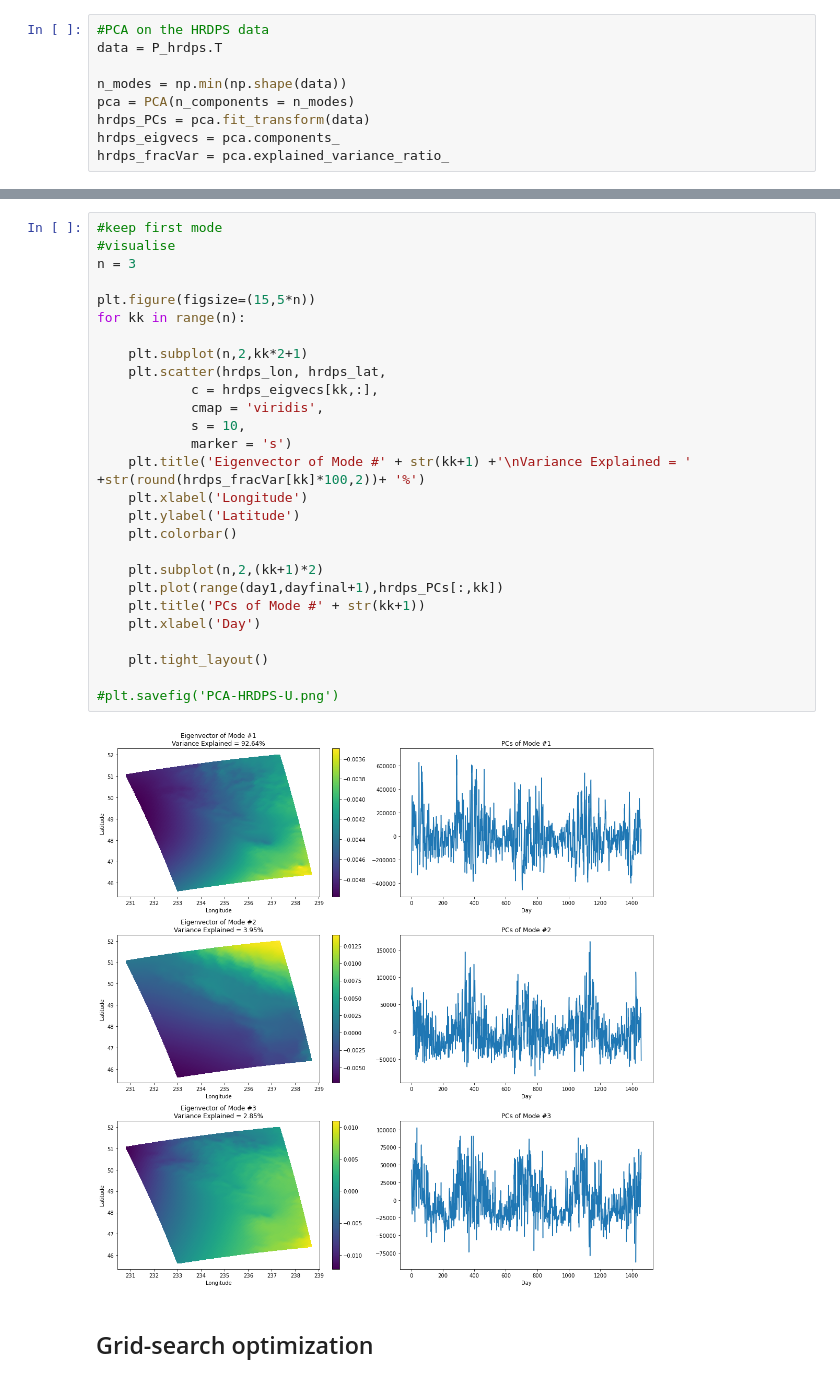
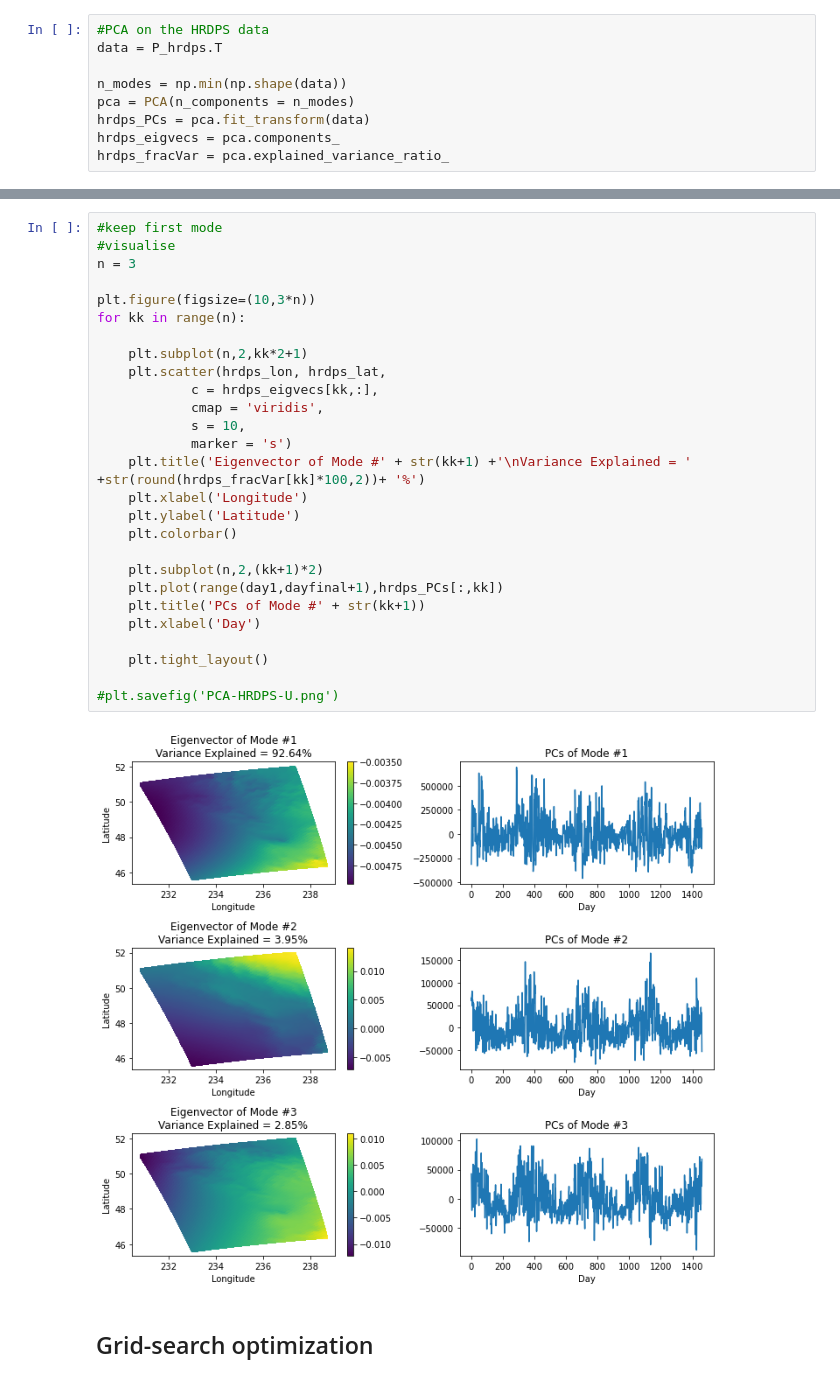
Before and after one commit to rbeutel/eosc510, a Jupyter notebook: proj-slp.ipynb, the cells around one changed output, grey strips where cells are left out. Cells and saved outputs as stored; diff of their text form.

```diff
--- a/proj-slp.ipynb
+++ b/proj-slp.ipynb
@@ -244,32 +263,32 @@ plt.show()
 # %%
 #keep first mode
 #visualise
 n = 3
 
-plt.figure(figsize=(15,5*n))
+plt.figure(figsize=(10,3*n))
 for kk in range(n):
 
     plt.subplot(n,2,kk*2+1)
     plt.scatter(hrdps_lon, hrdps_lat,
             c = hrdps_eigvecs[kk,:],
             cmap = 'viridis',
             s = 10,
             marker = 's')
     plt.title('Eigenvector of Mode #' + str(kk+1) +'\nVariance Explained = ' +str(round(hrdps_fracVar[kk]*100,2))+ '%')
     plt.xlabel('Longitude')
     plt.ylabel('Latitude')
     plt.colorbar()
 
     plt.subplot(n,2,(kk+1)*2)
     plt.plot(range(day1,dayfinal+1),hrdps_PCs[:,kk])
     plt.title('PCs of Mode #' + str(kk+1))
     plt.xlabel('Day')
 
     plt.tight_layout()
 
 #plt.savefig('PCA-HRDPS-U.png')
 # %% [output]
-[figure, old version]
+[figure, new version]
 # %% [markdown]
 ## Grid-search optimization
 # %%
```
Also changed, not shown: parts of 33 cells of this notebook.
